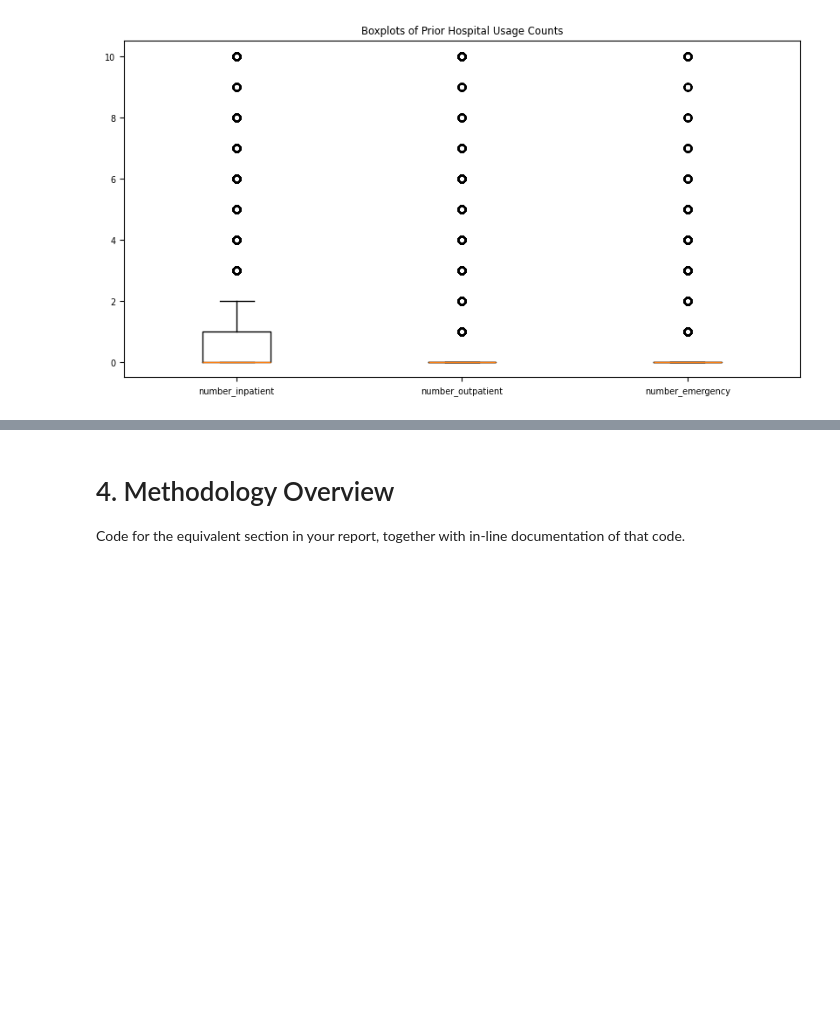
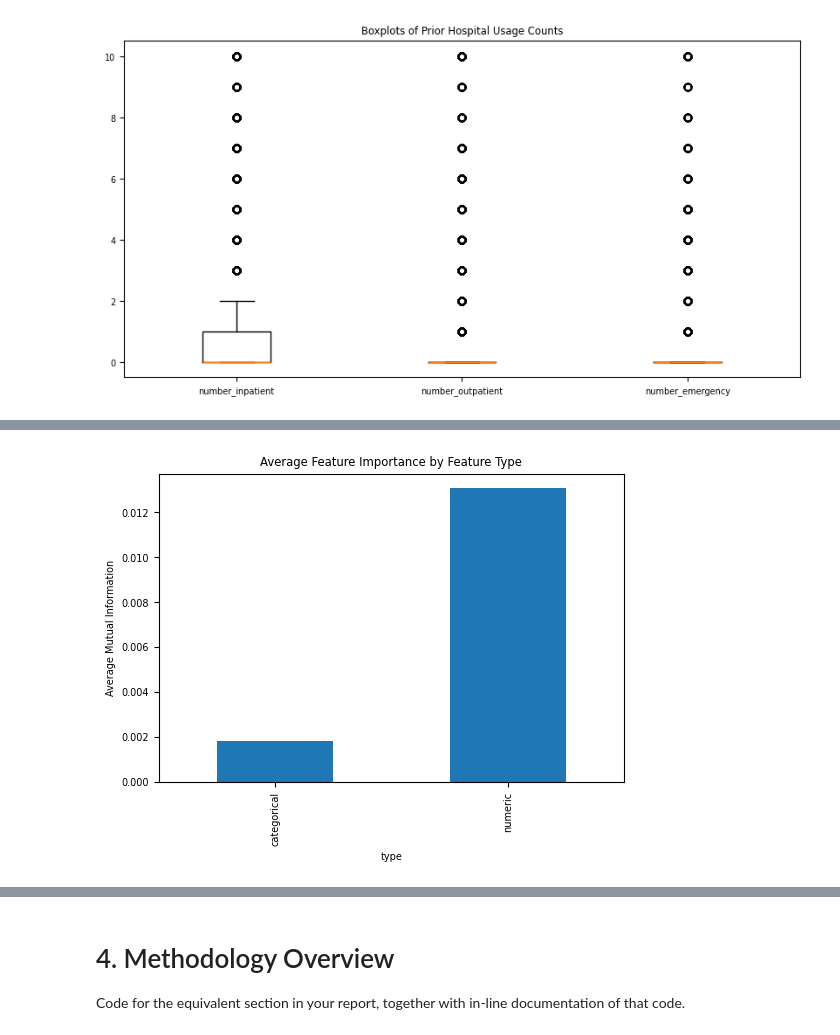
Before and after one commit to OminousSquash/BENG0095CW, a Jupyter notebook: notebook.ipynb, the cells around one changed output, grey strips where cells are left out. Saved outputs shown, nothing was run; the diff lists cells and outputs as text; code cells hidden in the pictures; blank space fills up the shorter version.

```diff
--- a/notebook.ipynb
+++ b/notebook.ipynb
@@ -316,0 +383,12 @@ plt.show()
+# %%
+mi_df["type"] = mi_df["feature"].apply(
+    lambda x: "numeric" if x in numerical_features else "categorical"
+)
+
+plt.figure(figsize=(6,4))
+mi_df.groupby("type")["mutual_information"].mean().plot(kind="bar")
+plt.ylabel("Average Mutual Information")
+plt.title("Average Feature Importance by Feature Type")
+plt.show()
+# %% [output]
+[figure, added]
```
Also changed, not shown: parts of 14 cells of this notebook.
